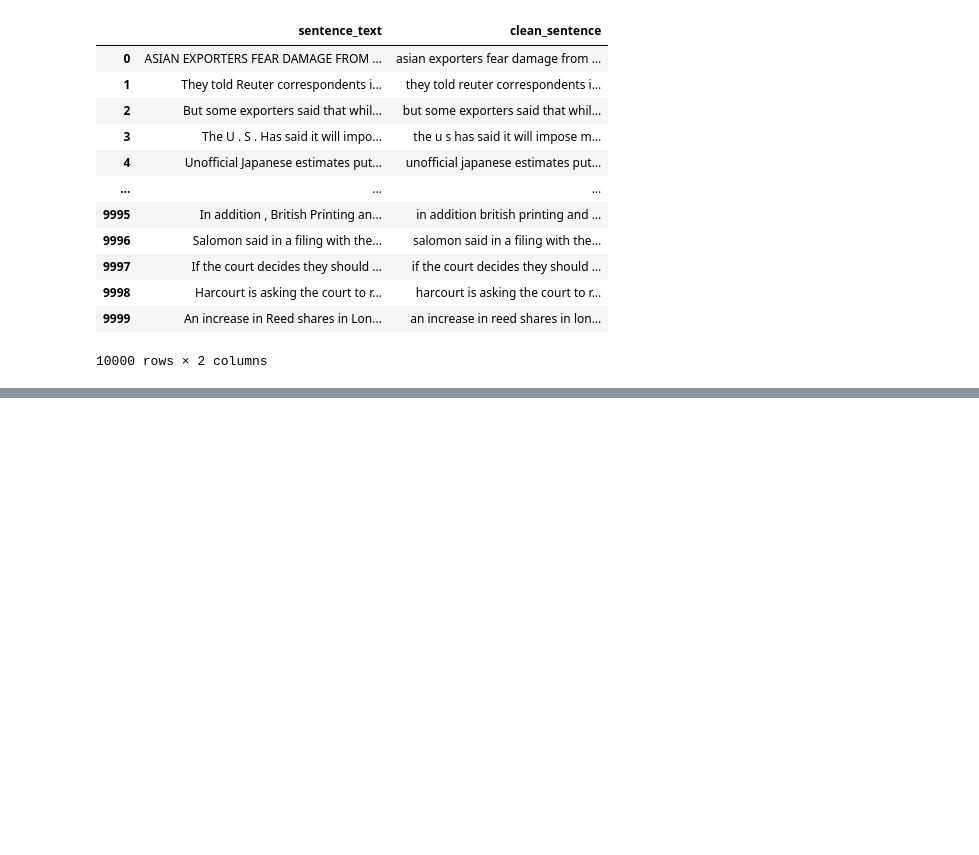
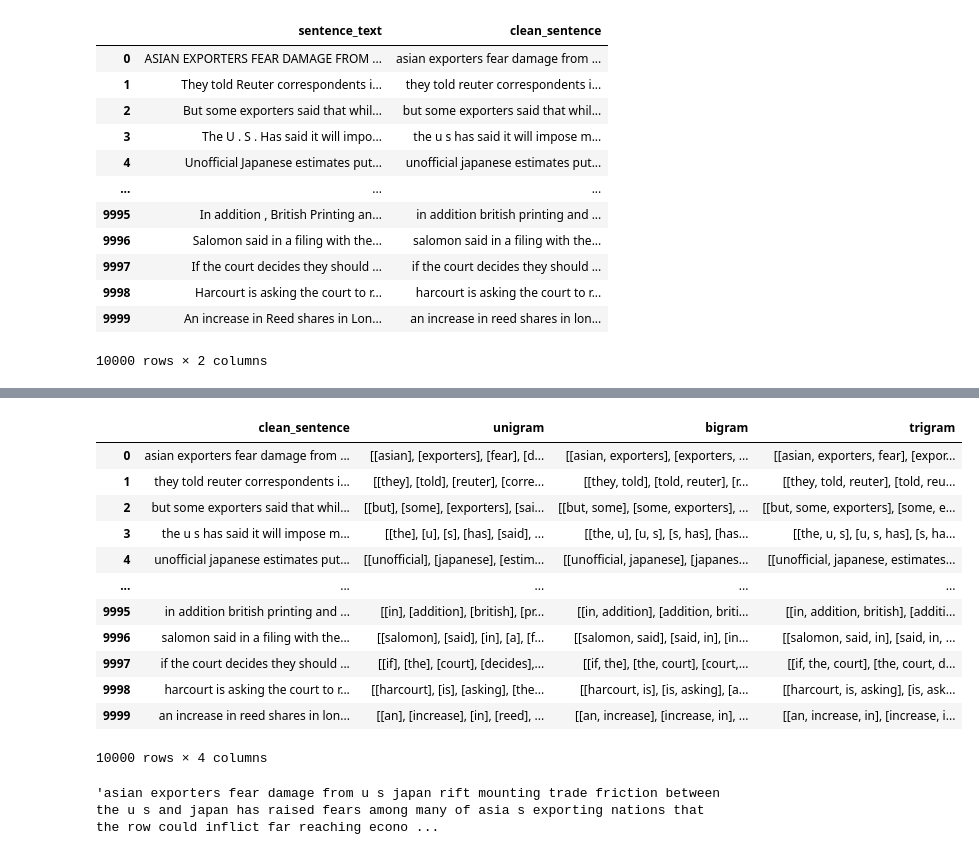
Before and after one commit to Toja007/Next-Word-Recommender-using-N-grams, a Jupyter notebook: ngram_nextword.ipynb, the cells around one changed output, grey strips where cells are left out. Saved outputs shown, nothing was run; the diff lists cells and outputs as text; code cells hidden in the pictures; blank space fills up the shorter version.

```diff
--- a/ngram_nextword.ipynb
+++ b/ngram_nextword.ipynb
@@ -62,0 +171,42 @@ dataset
+# %%
+def create_trigram(sentence):
+    token = sentence.split()
+    trigram_list = []
+    for i in range(len(token)-2):
+        trigram_list.append(token[i:i+3])
+    return trigram_list
+# %%
+final_unigram = []
+for i in range(dataset.shape[0]):
+    final_unigram.append(create_unigram(dataset['clean_sentence'][i]))
+dataset['unigram'] = final_unigram
+# %%
+final_bigram = []
+for i in range(dataset.shape[0]):
+    final_bigram.append(create_bigram(dataset['clean_sentence'][i]))
+dataset['bigram'] = final_bigram
+# %%
+final_trigram = []
+for i in range(dataset.shape[0]):
+    final_trigram.append(create_trigram(dataset['clean_sentence'][i]))
+dataset['trigram'] = final_trigram
+# %%
+dataset
+# %% [output]
+|  | clean_sentence | unigram | bigram | trigram |
+| 0 | asian exporters fear damage from ... | [[asian], [exporters], [fear], [d... | [[asian, exporters], [exporters, ... | [[asian, exporters, fear], [expor... |
+| 1 | they told reuter correspondents i... | [[they], [told], [reuter], [corre... | [[they, told], [told, reuter], [r... | [[they, told, reuter], [told, reu... |
+| 2 | but some exporters said that whil... | [[but], [some], [exporters], [sai... | [[but, some], [some, exporters], ... | [[but, some, exporters], [some, e... |
+| 3 | the u s has said it will impose m... | [[the], [u], [s], [has], [said], ... | [[the, u], [u, s], [s, has], [has... | [[the, u, s], [u, s, has], [s, ha... |
+| 4 | unofficial japanese estimates put... | [[unofficial], [japanese], [estim... | [[unofficial, japanese], [japanes... | [[unofficial, japanese, estimates... |
+| ... | ... | ... | ... | ... |
+| 9995 | in addition british printing and ... | [[in], [addition], [british], [pr... | [[in, addition], [addition, briti... | [[in, addition, british], [additi... |
+| 9996 | salomon said in a filing with the... | [[salomon], [said], [in], [a], [f... | [[salomon, said], [said, in], [in... | [[salomon, said, in], [said, in, ... |
+| 9997 | if the court decides they should ... | [[if], [the], [court], [decides],... | [[if, the], [the, court], [court,... | [[if, the, court], [the, court, d... |
+| 9998 | harcourt is asking the court to r... | [[harcourt], [is], [asking], [the... | [[harcourt, is], [is, asking], [a... | [[harcourt, is, asking], [is, ask... |
+| 9999 | an increase in reed shares in lon... | [[an], [increase], [in], [reed], ... | [[an, increase], [increase, in], ... | [[an, increase, in], [increase, i... |
+10000 rows × 4 columns
+# %%
+dataset['clean_sentence'][0]
+# %% [output]
+'asian exporters fear damage from u s japan rift mounting trade friction between the u s and japan has raised fears among many of asia s exporting nations that the row could inflict far reaching econo ...
```
Also changed, not shown: parts of 24 cells of this notebook.
